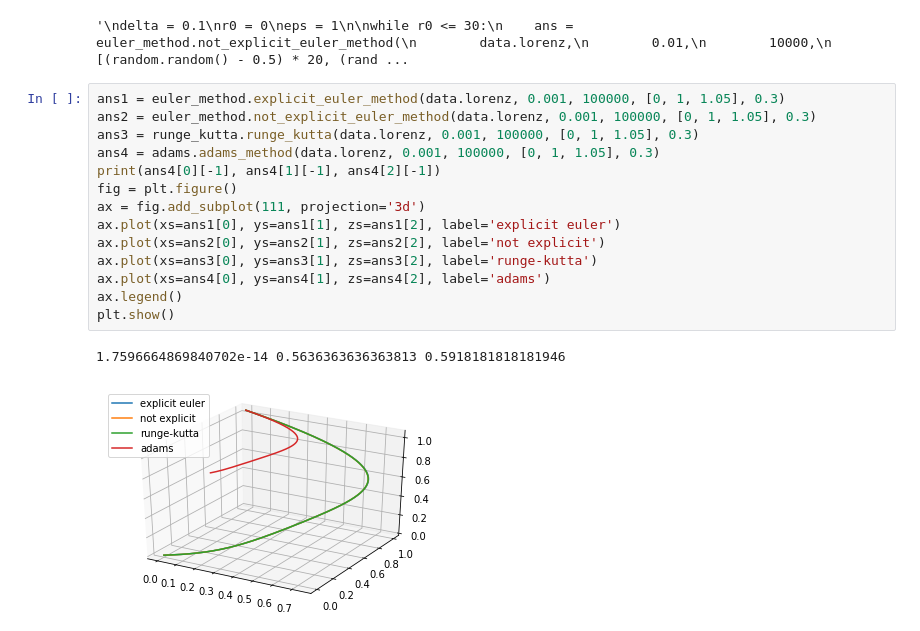
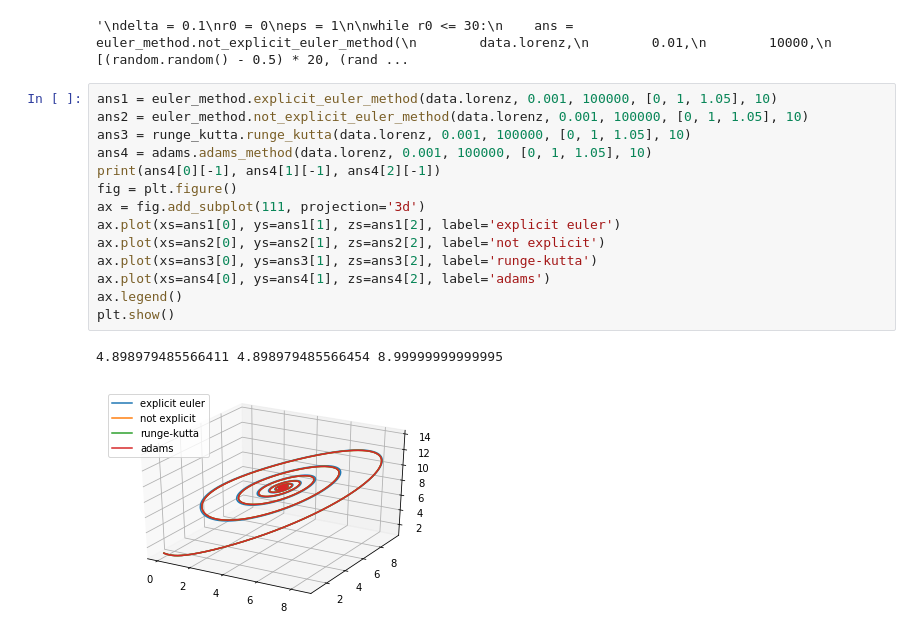
Before and after one commit to AntiFrizz1/numerical-analysis, a Jupyter notebook: hw1-cauchy-problem/main.ipynb, the cells around one changed output. Drawn from its saved outputs; the diff is of its cells as text.

Commit message:
fix notebook data

```diff
--- a/hw1-cauchy-problem/main.ipynb
+++ b/hw1-cauchy-problem/main.ipynb
@@ -97,19 +97,19 @@ print(r0)
 # %% [output]
 '\ndelta = 0.1\nr0 = 0\neps = 1\n\nwhile r0 <= 30:\n    ans = euler_method.not_explicit_euler_method(\n        data.lorenz,\n        0.01,\n        10000,\n        [(random.random() - 0.5) * 20, (rand ...
 # %%
-ans1 = euler_method.explicit_euler_method(data.lorenz, 0.001, 100000, [0, 1, 1.05], 0.3)
-ans2 = euler_method.not_explicit_euler_method(data.lorenz, 0.001, 100000, [0, 1, 1.05], 0.3)
-ans3 = runge_kutta.runge_kutta(data.lorenz, 0.001, 100000, [0, 1, 1.05], 0.3)
-ans4 = adams.adams_method(data.lorenz, 0.001, 100000, [0, 1, 1.05], 0.3)
+ans1 = euler_method.explicit_euler_method(data.lorenz, 0.001, 100000, [0, 1, 1.05], 10)
+ans2 = euler_method.not_explicit_euler_method(data.lorenz, 0.001, 100000, [0, 1, 1.05], 10)
+ans3 = runge_kutta.runge_kutta(data.lorenz, 0.001, 100000, [0, 1, 1.05], 10)
+ans4 = adams.adams_method(data.lorenz, 0.001, 100000, [0, 1, 1.05], 10)
 print(ans4[0][-1], ans4[1][-1], ans4[2][-1])
 fig = plt.figure()
 ax = fig.add_subplot(111, projection='3d')
 ax.plot(xs=ans1[0], ys=ans1[1], zs=ans1[2], label='explicit euler')
 ax.plot(xs=ans2[0], ys=ans2[1], zs=ans2[2], label='not explicit')
 ax.plot(xs=ans3[0], ys=ans3[1], zs=ans3[2], label='runge-kutta')
 ax.plot(xs=ans4[0], ys=ans4[1], zs=ans4[2], label='adams')
 ax.legend()
 plt.show()
 # %% [output]
-1.7596664869840702e-14 0.5636363636363813 0.5918181818181946
+4.898979485566411 4.898979485566454 8.99999999999995
-[figure, old version]
+[figure, new version]
```
Also changed, not shown: parts of 1 cell of this notebook.
